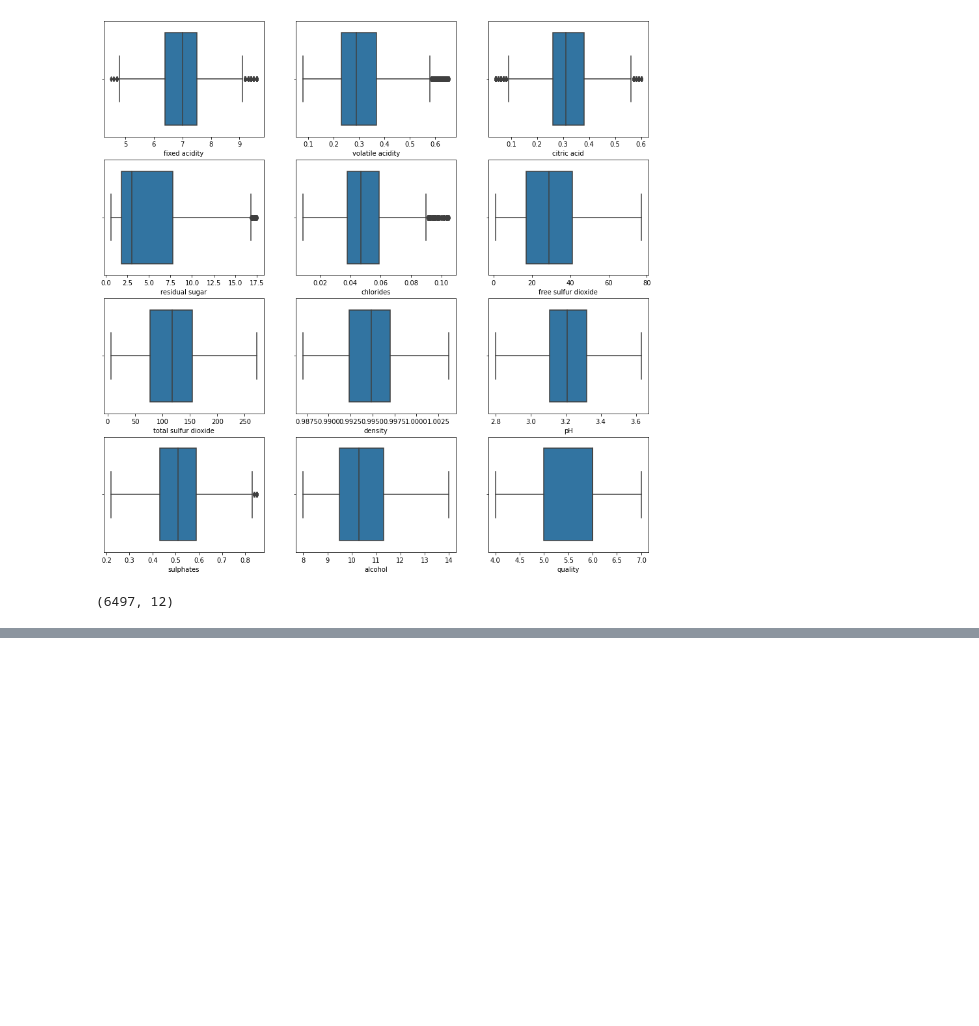
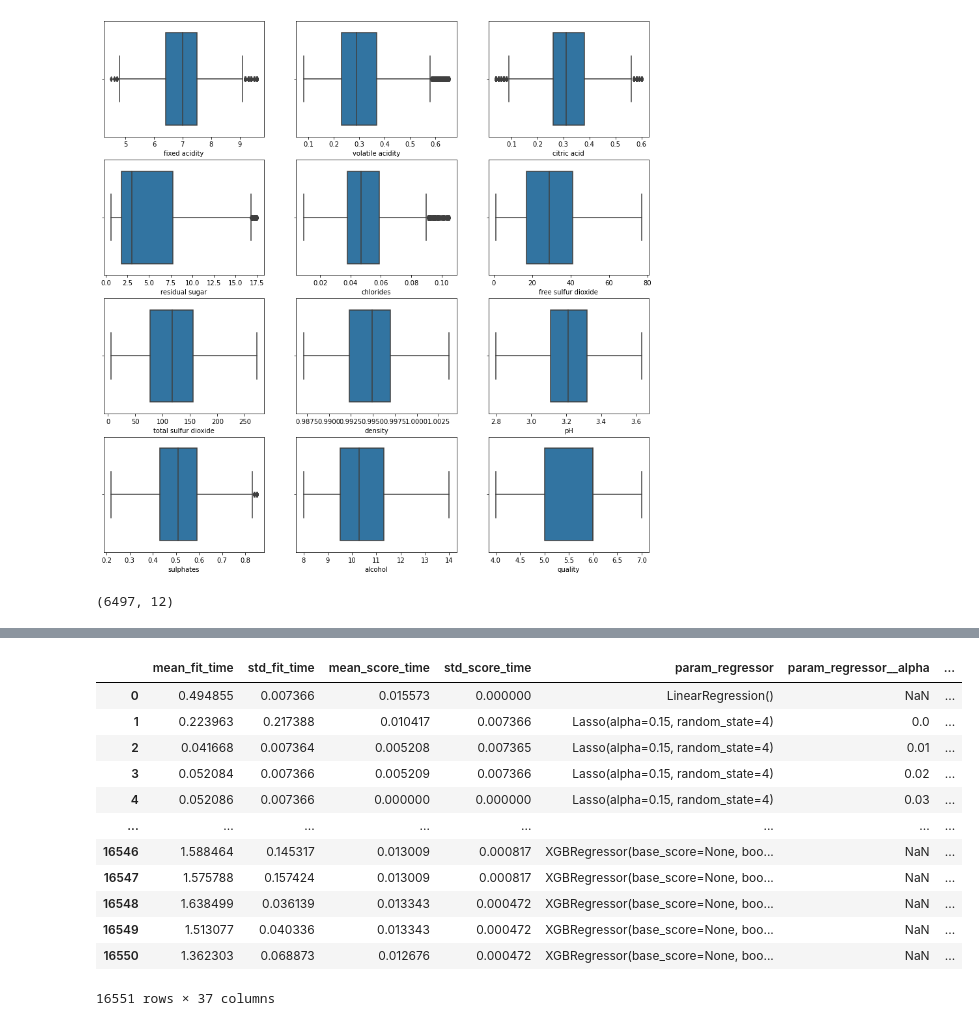
Before and after one commit to vishnuvarthanv/Regex, a Jupyter notebook: Regex_Assignment_Regression_Vishnu.ipynb, the cells around one changed output, grey strips where cells are left out. Saved outputs shown, nothing was run; the diff lists cells and outputs as text; code cells hidden in the pictures; blank space fills up the shorter version.

Commit message:
Updated the parameters

```diff
--- a/Regex_Assignment_Regression_Vishnu.ipynb
+++ b/Regex_Assignment_Regression_Vishnu.ipynb
@@ -513,3 +507,19 @@ gs = GridSearchCV(pipeline, params, cv=skf, n_jobs=-1, scoring='neg_mean_squared
+# %%
+pd.DataFrame(gs.cv_results_)
+# %% [output]
+|  | mean_fit_time | std_fit_time | mean_score_time | std_score_time | param_regressor | param_regressor__alpha | ... |
+| 0 | 0.494855 | 0.007366 | 0.015573 | 0.000000 | LinearRegression() | NaN | ... |
+| 1 | 0.223963 | 0.217388 | 0.010417 | 0.007366 | Lasso(alpha=0.15, random_state=4) | 0.0 | ... |
+| 2 | 0.041668 | 0.007364 | 0.005208 | 0.007365 | Lasso(alpha=0.15, random_state=4) | 0.01 | ... |
+| 3 | 0.052084 | 0.007366 | 0.005209 | 0.007366 | Lasso(alpha=0.15, random_state=4) | 0.02 | ... |
+| 4 | 0.052086 | 0.007366 | 0.000000 | 0.000000 | Lasso(alpha=0.15, random_state=4) | 0.03 | ... |
+| ... | ... | ... | ... | ... | ... | ... | ... |
+| 16546 | 1.588464 | 0.145317 | 0.013009 | 0.000817 | XGBRegressor(base_score=None, boo... | NaN | ... |
+| 16547 | 1.575788 | 0.157424 | 0.013009 | 0.000817 | XGBRegressor(base_score=None, boo... | NaN | ... |
+| 16548 | 1.638499 | 0.036139 | 0.013343 | 0.000472 | XGBRegressor(base_score=None, boo... | NaN | ... |
+| 16549 | 1.513077 | 0.040336 | 0.013343 | 0.000472 | XGBRegressor(base_score=None, boo... | NaN | ... |
+| 16550 | 1.362303 | 0.068873 | 0.012676 | 0.000472 | XGBRegressor(base_score=None, boo... | NaN | ... |
+16551 rows × 37 columns
 # %%
 # steps=[('scalar', scalar),
 #      ('lda', LinearDiscriminantAnalysis()),
```
Also changed, not shown: parts of 17 cells of this notebook.
